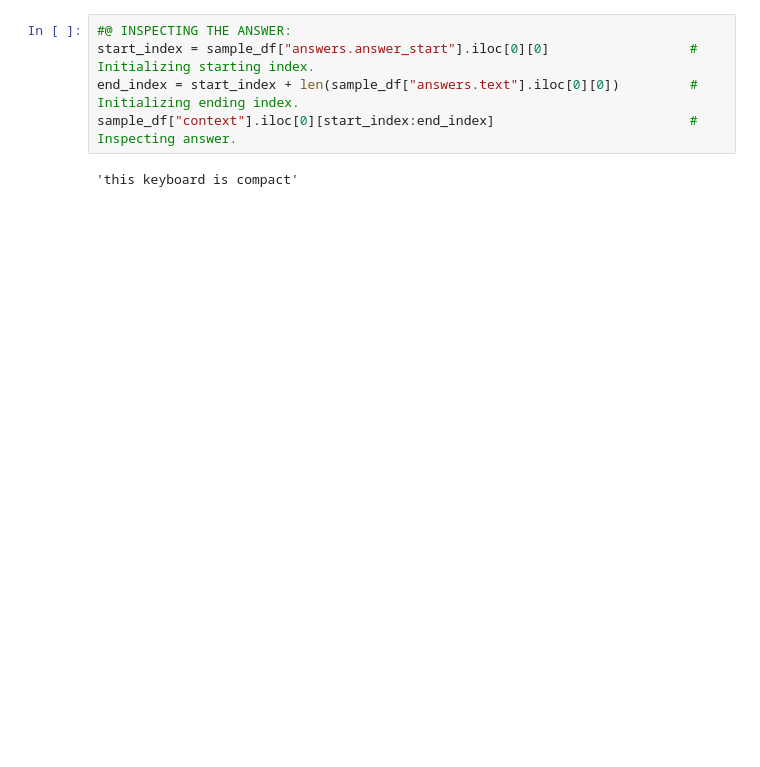
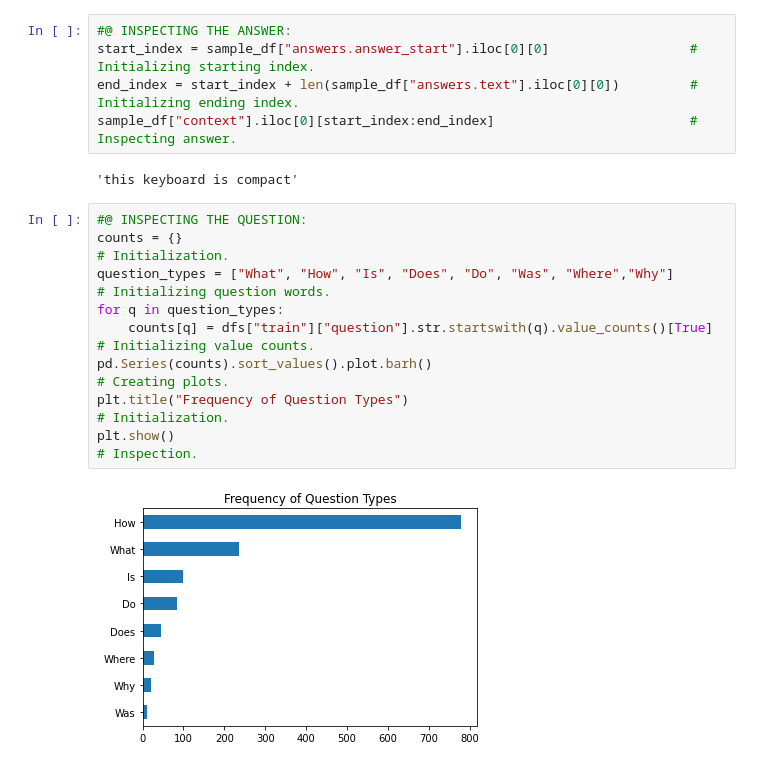
Before and after one commit to ThinamXx/Transformers_NLP, a Jupyter notebook: 02. NLP with Transformers/07. Question Answering/QuestionAnswering.ipynb, the cells around one changed output. Cells and saved outputs as stored; diff of their text form; blank space fills up the shorter version.

```diff
--- a/02. NLP with Transformers/07. Question Answering/QuestionAnswering.ipynb
+++ b/02. NLP with Transformers/07. Question Answering/QuestionAnswering.ipynb
@@ -66,3 +66,14 @@ end_index = start_index + len(sample_df["answers.text"].iloc[0][0])         # In
 sample_df["context"].iloc[0][start_index:end_index]                         # Inspecting answer.
 # %% [output]
 'this keyboard is compact'
+# %%
+#@ INSPECTING THE QUESTION:
+counts = {}                                                                       # Initialization.
+question_types = ["What", "How", "Is", "Does", "Do", "Was", "Where","Why"]        # Initializing question words.
+for q in question_types:
+    counts[q] = dfs["train"]["question"].str.startswith(q).value_counts()[True]   # Initializing value counts.
+pd.Series(counts).sort_values().plot.barh()                                       # Creating plots.
+plt.title("Frequency of Question Types")                                          # Initialization.
+plt.show()                                                                        # Inspection.
+# %% [output]
+[figure, added]
```
Also changed, not shown: parts of 1 cell of this notebook.
